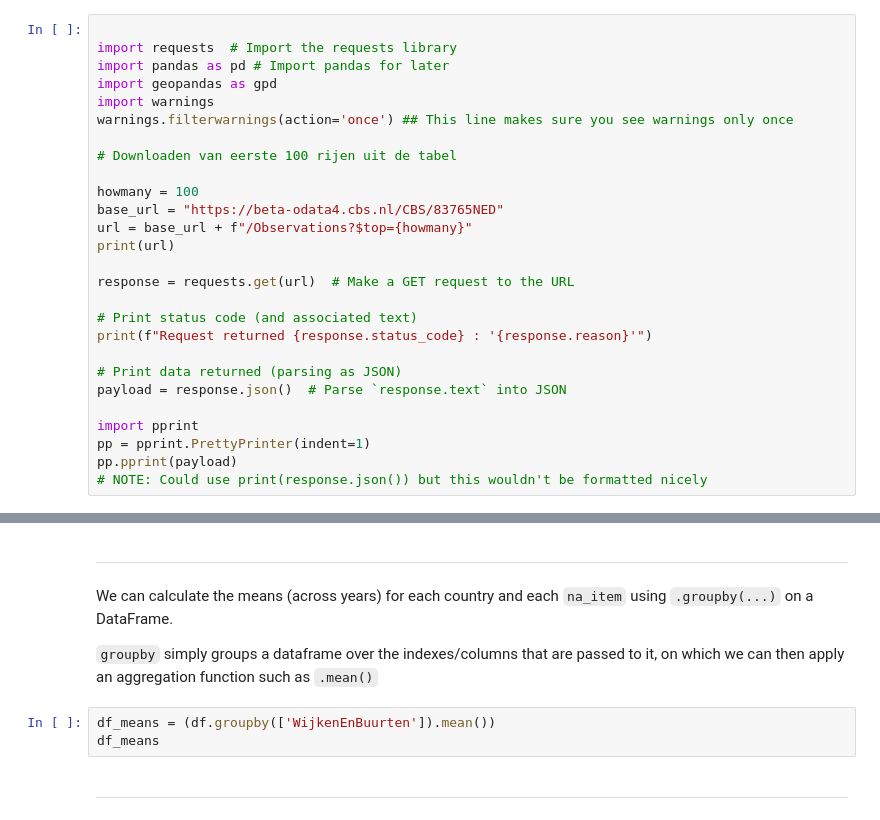
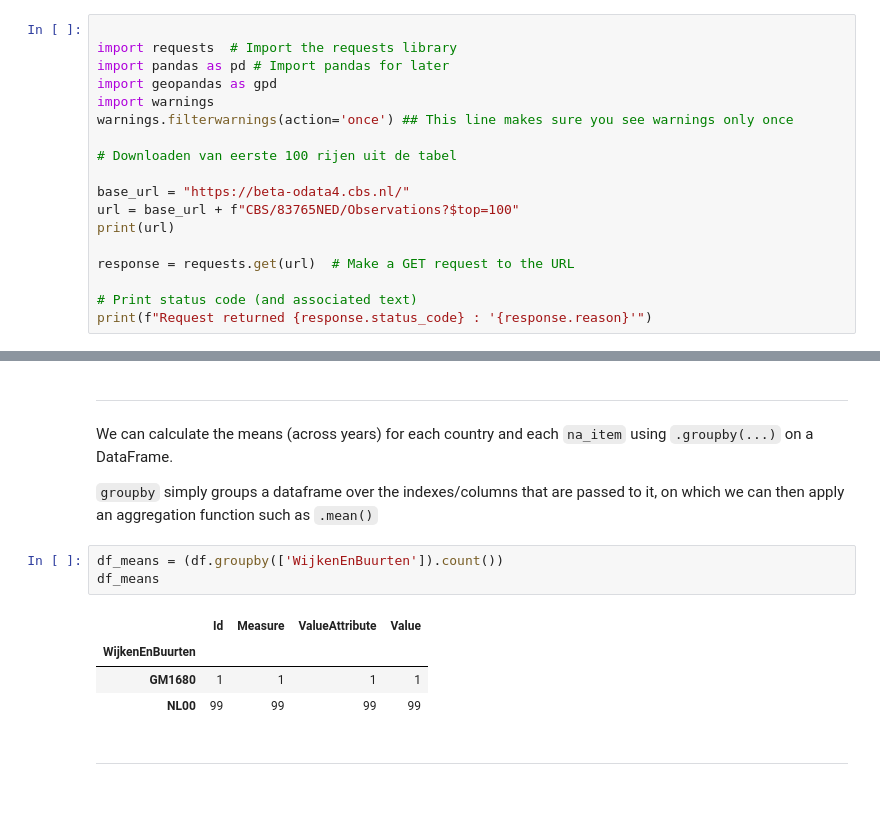
Before and after one commit to Timmarh/intro-apis, a Jupyter notebook: API_tutorial.ipynb, the cells around one changed output, grey strips where cells are left out. Cells and saved outputs as stored; diff of their text form.

```diff
--- a/API_tutorial.ipynb
+++ b/API_tutorial.ipynb
@@ -161,23 +210,14 @@ warnings.filterwarnings(action='once') ## This line makes sure you see warnings
 
 # Downloaden van eerste 100 rijen uit de tabel
 
-howmany = 100
-base_url = "https://beta-odata4.cbs.nl/CBS/83765NED"
-url = base_url + f"/Observations?$top={howmany}"
+base_url = "https://beta-odata4.cbs.nl/"
+url = base_url + f"CBS/83765NED/Observations?$top=100"
 print(url)
 
 response = requests.get(url)  # Make a GET request to the URL
 
 # Print status code (and associated text)
 print(f"Request returned {response.status_code} : '{response.reason}'")
-
-# Print data returned (parsing as JSON)
-payload = response.json()  # Parse `response.text` into JSON
-
-import pprint
-pp = pprint.PrettyPrinter(indent=1)
-pp.pprint(payload)
-# NOTE: Could use print(response.json()) but this wouldn't be formatted nicely
 # %% [output]
 https://beta-odata4.cbs.nl/CBS/83765NED/Observations?$top=100
 Request returned 200 : 'OK'
@@ -232,8 +338,13 @@ We can calculate the means (across years) for each country and each `na_item` us
 
 `groupby` simply groups a dataframe over the indexes/columns that are passed to it, on which we can then apply an aggregation function such as `.mean()`
 # %%
-df_means = (df.groupby(['WijkenEnBuurten']).mean())
+df_means = (df.groupby(['WijkenEnBuurten']).count())
 df_means
+# %% [output]
+|  | Id | Measure | ValueAttribute | Value |
+| WijkenEnBuurten |  |  |  |  |
+| GM1680 | 1 | 1 | 1 | 1 |
+| NL00 | 99 | 99 | 99 | 99 |
 # %% [markdown]
 ---
 # %% [markdown]
```
Also changed, not shown: parts of 15 cells of this notebook.
